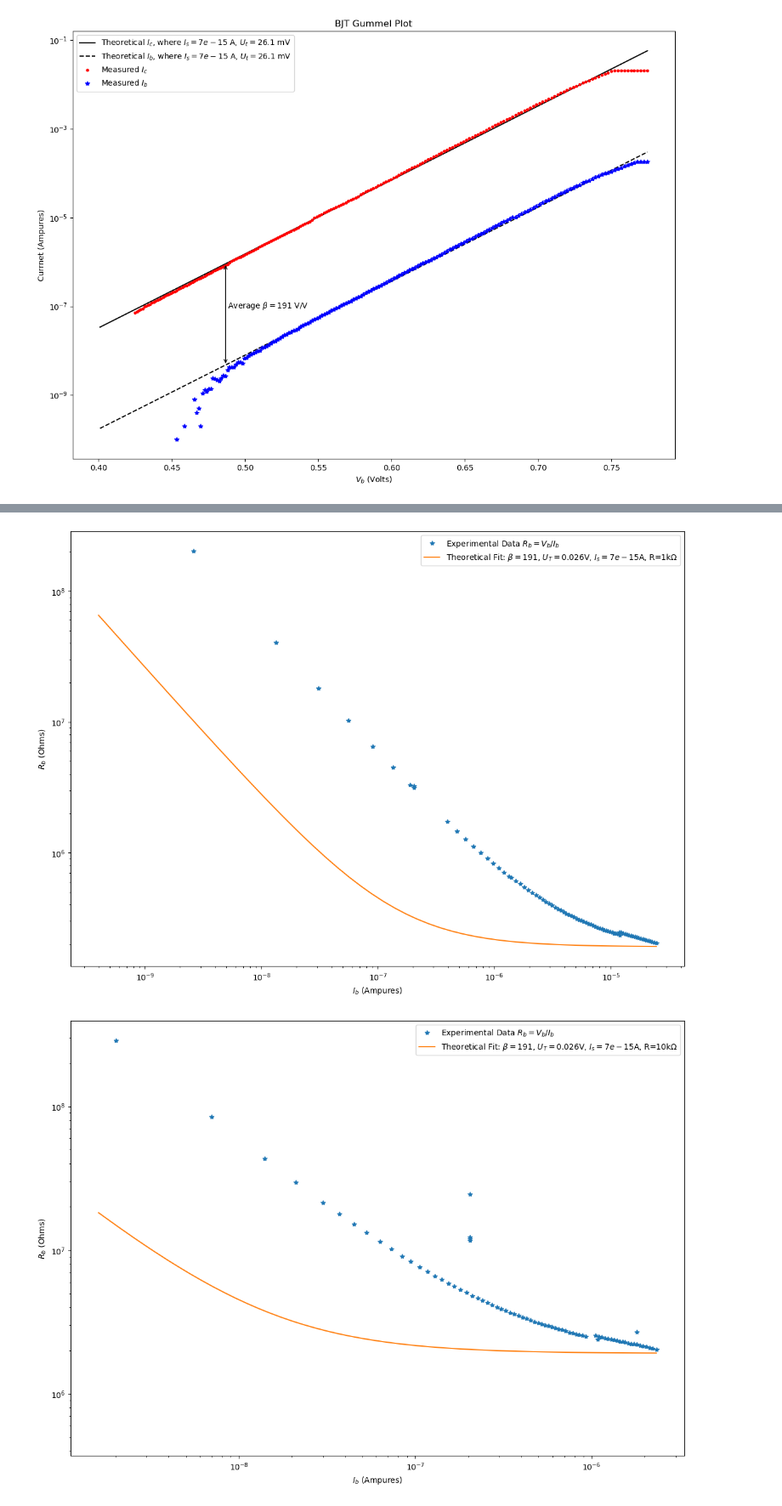
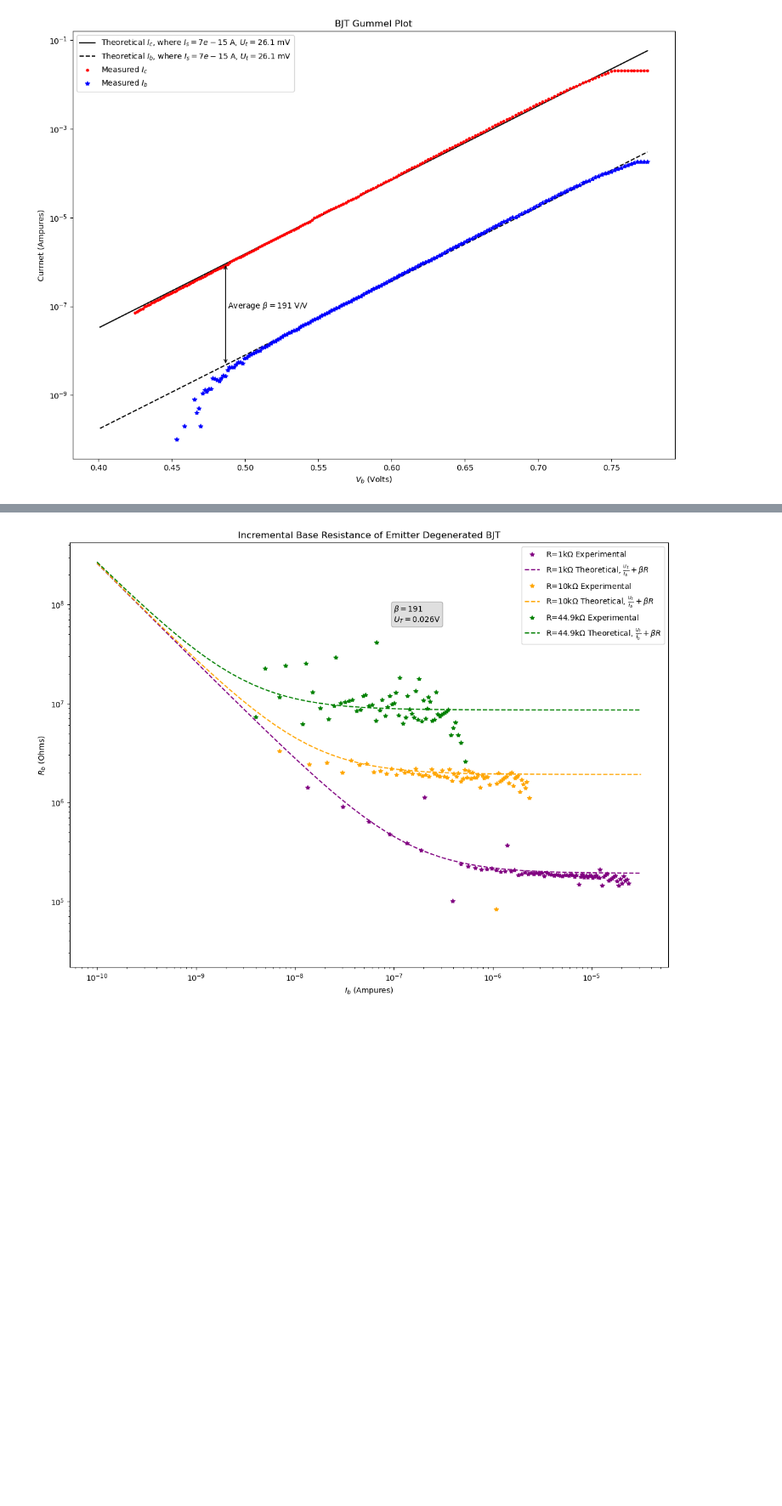
Before and after one commit to akshat-creator/IntroMicroelectronicCircuitswithLaboratory, a Jupyter notebook: Lab3/exp2.ipynb, the cells around one changed output, grey strips where cells are left out. Shown: that part at 85% size. Cells and saved outputs as stored; diff of their text form; code cells hidden in the pictures; blank space fills up the shorter version.

Commit message:
Add PDF plots for exp2

```diff
--- a/Lab3/exp2.ipynb
+++ b/Lab3/exp2.ipynb
@@ -108,15 +110,24 @@ plt.close()
 # %%
+v_on_map = {}
+
 for r, df in exp2_data.items():
     v_b = df["voltage_base"].to_numpy()[::-1]
     i_c = df["current_collector"].to_numpy()[::-1]
-    if r == "1k":
-        first, last, mmax, bmax, Nmax = linefit(v_b, i_c, 1e-3)
-    else:
-        first, last, mmax, bmax, Nmax = linefit(v_b, i_c, 1e-4)
+
+    first, last, mmax, bmax, Nmax = linefit(v_b, i_c, .03)
+    if r == "10k":
+        first, last, mmax, bmax, Nmax = linefit(v_b, i_c, .05)
+
+    v_on_map[r] = v_b[first]
+
     v_b_fit = np.linspace(0, 5)
     i_c_fit = v_b_fit * mmax + bmax
 
+
+
     plt.figure(figsize=(14, 10))
+
+    plt.axvline(v_on_map[r], label="$V_{on}$" + f"={v_on_map[r]:0.2f}V")
 
     plt.plot(v_b, i_c, "b*", label="Measured Data")
     plt.plot(v_b_fit, i_c_fit, "k--", label=f"Best fit, $r\\approx{int(1/mmax)}\Omega$")
@@ -127,6 +138,7 @@ for r, df in exp2_data.items():
     plt.title(f"Current/Voltage Characteristic for {r}$\Omega$ Emitter Degenerated BJT")
 
     plt.legend()
+    plt.savefig(f"exp2-ic_vb_characteristic_{r}.pdf")
     plt.show()
     plt.close()
 # %% [output]
@@ -136,32 +148,55 @@ for r, df in exp2_data.items():
 # %%
+plt.figure(figsize=(14,10))
+plt.loglog()
+
+cmap = ["purple", "orange", "green"]
+i = 0
+
 for r, df in exp2_data.items():
     i_b = np.abs(df["current_base"])
     v_b = np.abs(df["voltage_base"])
 
-    R_b = v_b / i_b
-    R_b = R_b.to_numpy()
+    color = cmap[i]
+    i += 1
+
+    R_b = np.diff(v_b) / np.diff(i_b)
+    # R_b = R_b.to_numpy()
 
     res = exp2_res_map[r]
     start = np.min(i_b)
     end = np.max(i_b)
 
-    i_b_theoretical = np.logspace(np.log10(start), np.log10(np.max(end)))
+    plt.plot(df["current_base"][:-1], R_b, "*", color=color, label=f"R={r}$\Omega$ Experimental")
+
+    # i_b_theoretical = np.logspace(np.log10(start), np.log10(np.max(end)))
+    i_b_theoretical = np.logspace(-10, -4.5)
 
     R_b_theoretical = u_t/i_b_theoretical + beta*res
 
-    plt.figure(figsize=(14,10))
-    plt.loglog()
+    plt.plot(i_b_theoretical, R_b_theoretical, "--", color=color, label=f"R={r}$\Omega$ Theoretical, " "$\\frac{u_t}{i_b}+\\beta R$")
 
-    plt.plot(df["current_base"], R_b, "*", label="Experimental Data $R_b = V_b/I_b$")
-    plt.plot(i_b_theoretical, R_b_theoretical, label=f"Theoretical Fit: $\\beta={beta}$, $U_T={u_t:0.3f}$V, $I_s={i_s}$A, R={r}$\Omega$")
+    # v_on = v_on_map[r]
+    # i_on = i_s * np.exp(v_on/u_t)
+    # R_b_theoretical = beta*res * (1 + i_on/(beta*i_b_theoretical))
+    # plt.plot(i_b_theoretical, R_b_theoretical, "-.", color=color, label="Theoretical Fit $\\beta*R \\left(1+\\frac{I_{on}}{\\beta I_b}\\right)$ " + f" where $\\beta={beta}$, " +"$I_{on}$="+f"{i_on:0.3}")
 
-    plt.xlabel("$I_b$ (Ampures)")
-    plt.ylabel("$R_b$ (Ohms)")
+plt.xlabel("$I_b$ (Ampures)")
+plt.ylabel("$R_b$ (Ohms)")
+plt.title(f"Incremental Base Resistance of Emitter Degenerated BJT")
 
-    plt.legend()
-    plt.show()
-    plt.close()
-    pass
+props = dict(boxstyle="round", facecolor="gray", alpha=0.25)
+
+plt.text(
+    1e-7,
+    1e8,
+    f"$\\beta={beta}$\n$U_T={u_t:0.3f}$V",
+    verticalalignment='top',
+    bbox=props
+    )
+
+plt.legend()
+plt.savefig("exp2-Rb.pdf")
+plt.show()
+plt.close()
 # %% [output]
-[figure, old version]
+[figure, new version]
-[figure, removed]
```
Also changed, not shown: parts of 5 cells of this notebook, 10 other files.
